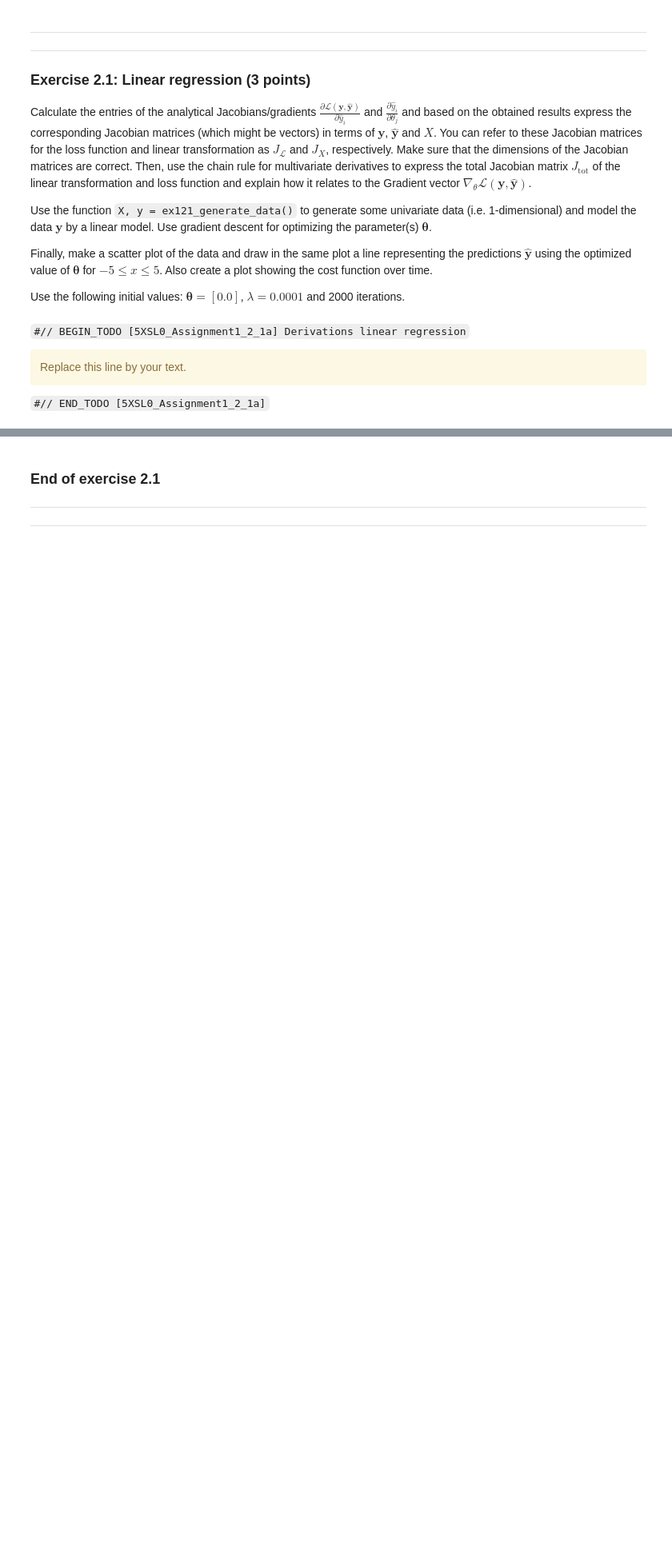
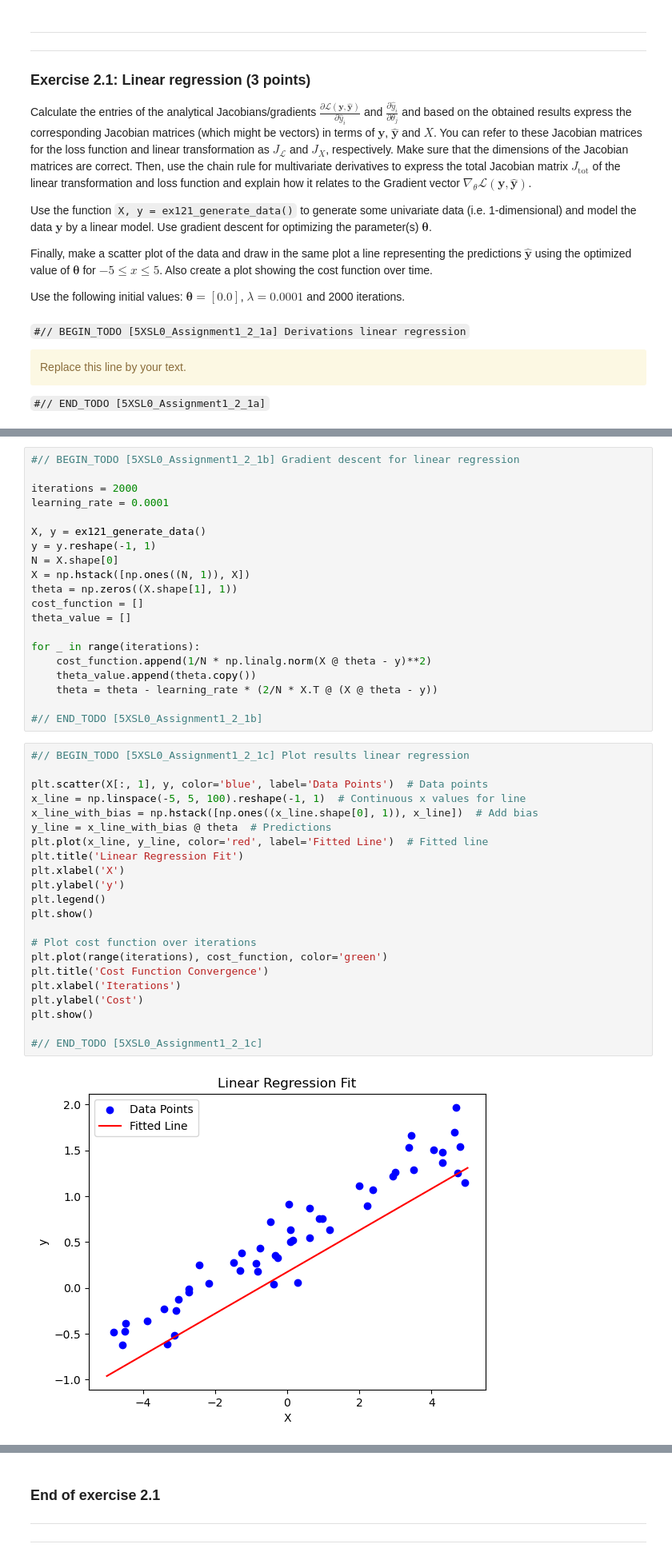
Before and after one commit to yueyehuanxiangqu/5XSL0-ML-A1, a Jupyter notebook: assignment1-template.ipynb, the cells around one changed output, grey strips where cells are left out. Shown: that part at 80% size. Saved outputs shown, nothing was run; the diff lists cells and outputs as text; blank space fills up the shorter version.

```diff
--- a/assignment1-template.ipynb
+++ b/assignment1-template.ipynb
@@ -438,0 +494,44 @@ Use the following initial values: $\boldsymbol{\theta}=[0.0]$, $\lambda=0.0001$
+# %%
+#// BEGIN_TODO [5XSL0_Assignment1_2_1b] Gradient descent for linear regression
+
+iterations = 2000
+learning_rate = 0.0001
+
+X, y = ex121_generate_data()
+y = y.reshape(-1, 1)
+N = X.shape[0]
+X = np.hstack([np.ones((N, 1)), X])
+theta = np.zeros((X.shape[1], 1))
+cost_function = []
+theta_value = []
+
+for _ in range(iterations):
+    cost_function.append(1/N * np.linalg.norm(X @ theta - y)**2)
+    theta_value.append(theta.copy())
+    theta = theta - learning_rate * (2/N * X.T @ (X @ theta - y))
+
+#// END_TODO [5XSL0_Assignment1_2_1b]
+# %%
+#// BEGIN_TODO [5XSL0_Assignment1_2_1c] Plot results linear regression
+
+plt.scatter(X[:, 1], y, color='blue', label='Data Points')  # Data points
+x_line = np.linspace(-5, 5, 100).reshape(-1, 1)  # Continuous x values for line
+x_line_with_bias = np.hstack([np.ones((x_line.shape[0], 1)), x_line])  # Add bias
+y_line = x_line_with_bias @ theta  # Predictions
+plt.plot(x_line, y_line, color='red', label='Fitted Line')  # Fitted line
+plt.title('Linear Regression Fit')
+plt.xlabel('X')
+plt.ylabel('y')
+plt.legend()
+plt.show()
+
+# Plot cost function over iterations
+plt.plot(range(iterations), cost_function, color='green')
+plt.title('Cost Function Convergence')
+plt.xlabel('Iterations')
+plt.ylabel('Cost')
+plt.show()
+
+#// END_TODO [5XSL0_Assignment1_2_1c]
+# %% [output]
+[figure, added]
```
Also changed, not shown: parts of 11 cells of this notebook.
